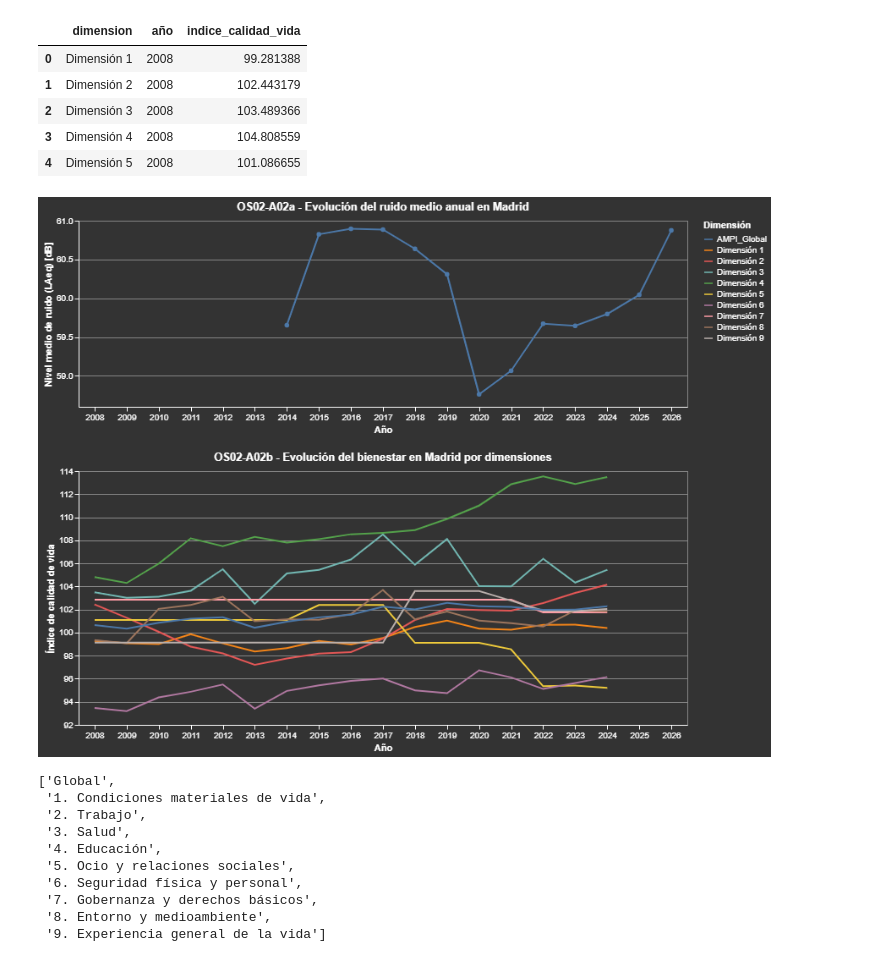
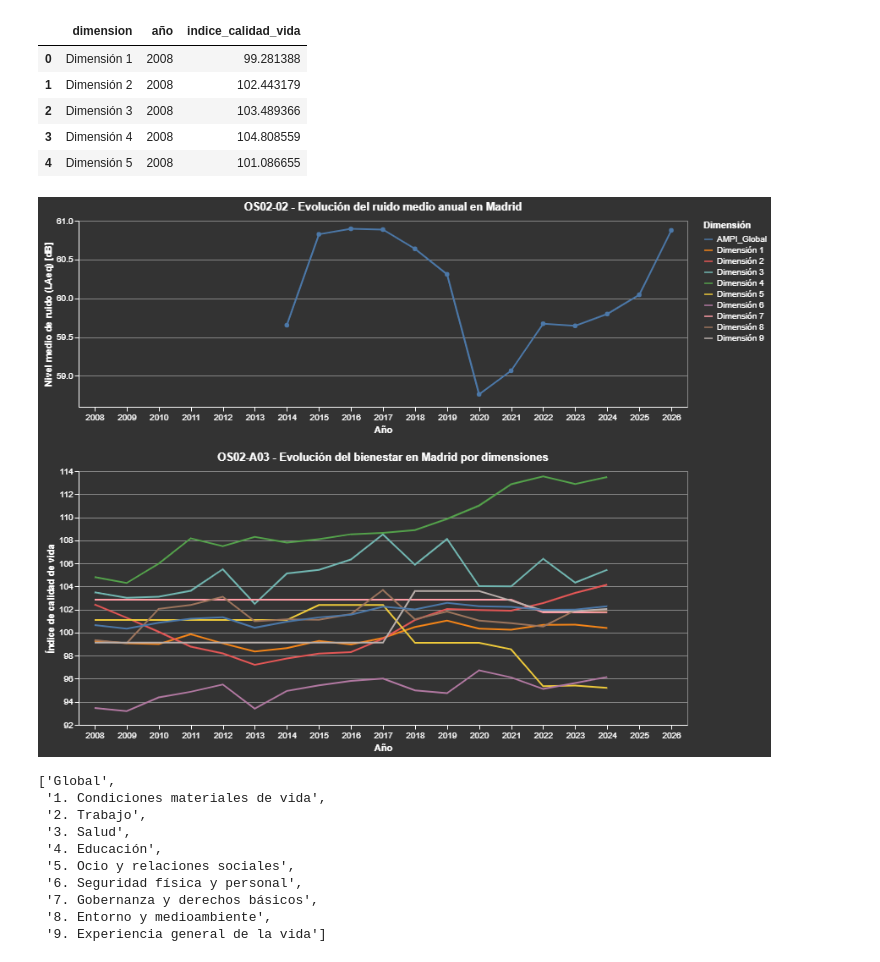
Before and after one commit to raq-abreu/Ruido-Visualizacion, a Jupyter notebook: notebooks entrega final/0S02-ruido-salud-bienestar.ipynb, the cells around one changed output. Cells and saved outputs as stored; diff of their text form; code cells hidden in the pictures.

```diff
--- a/notebooks entrega final/0S02-ruido-salud-bienestar.ipynb
+++ b/notebooks entrega final/0S02-ruido-salud-bienestar.ipynb
@@ -400,12 +397,12 @@ df_bienestar_madrid_long.head()
 | 3 | Dimensión 4 | 2008 | 104.808559 |
 | 4 | Dimensión 5 | 2008 | 101.086655 |
 # %%
-#VISUALIZACIÓN OS02-A02: Dos gráficos.
-#(1) Ruiedo medio anual en Madrid.
-#(2) Evolución del bienestar por dimensiones
+#VISUALIZACIÓN OS02-02 y OS02-03: Dos gráficos.
+#(1) OS02-03: Ruiedo medio anual en Madrid.
+#(2) OS02-03: Evolución del bienestar por dimensiones
 
 # -------------------------
-# Gráfico 1: Ruido medio anual
+# Gráfico 1, OS02-02: Ruido medio anual
 # -------------------------
 chart_ruido = (
     alt.Chart(df_ruido_madrid_anual).mark_line(point=True)
@@ -413,40 +410,40 @@ chart_ruido = (
         x=alt.X("año:O", title="Año", axis=alt.Axis(labelAngle=0)),
         y=alt.Y("laeq_medio:Q", title="Nivel medio de ruido (LAeq) [dB]", scale=alt.Scale(zero=False)),
         tooltip=[
             alt.Tooltip("año:O", title="Año"),
             alt.Tooltip("laeq_medio:Q", title="LAeq medio", format=".2f")
         ]
     )
-    .properties(width=720, height=220, title="OS02-A02a - Evolución del ruido medio anual en Madrid")
+    .properties(width=720, height=220, title="OS02-02 - Evolución del ruido medio anual en Madrid")
 )
 
 # -------------------------
-# Gráfico 2: Bienestar Madrid (por dimensiones)
+# Gráfico 2, OS02-03: Bienestar Madrid (por dimensiones)
 # -------------------------
 chart_bienestar = (
     alt.Chart(df_bienestar_madrid_long)
     .mark_line()
     .encode(
         x=alt.X("año:O", title="Año", axis=alt.Axis(labelAngle=0)),
         y=alt.Y("indice_calidad_vida:Q", title="Índice de calidad de vida", scale=alt.Scale(zero=False)),
         color=alt.Color("dimension:N", title="Dimensión"),
         tooltip=[
             alt.Tooltip("dimension:N", title="Dimensión"),
             alt.Tooltip("año:O", title="Año"),
             alt.Tooltip("indice_calidad_vida:Q", title="Índice", format=".2f")
         ]
     )
-    .properties(width=720, height=300, title="OS02-A02b - Evolución del bienestar en Madrid por dimensiones")
+    .properties(width=720, height=300, title="OS02-A03 - Evolución del bienestar en Madrid por dimensiones")
 )
 
 # -------------------------
-# Visualización final OS02-A02
+# Visualización final OS02-02 + OS02-03
 # -------------------------
-vis_os02_a02 = alt.vconcat(chart_ruido, chart_bienestar).resolve_scale(x="shared")
+vis_os02_02_03 = alt.vconcat(chart_ruido, chart_bienestar).resolve_scale(x="shared")
 
-vis_os02_a02
+vis_os02_02_03
 # %% [output]
-[figure, old version]
+[figure, new version]
 # %%
 #LITERALES DE LAS DIMENSIONES
 #Las dimensiones del bienestar se identifican mediante sus literales completos (salud, educación, trabajo, etc.),
```
Also changed, not shown: parts of 23 cells of this notebook, 3 other files.
